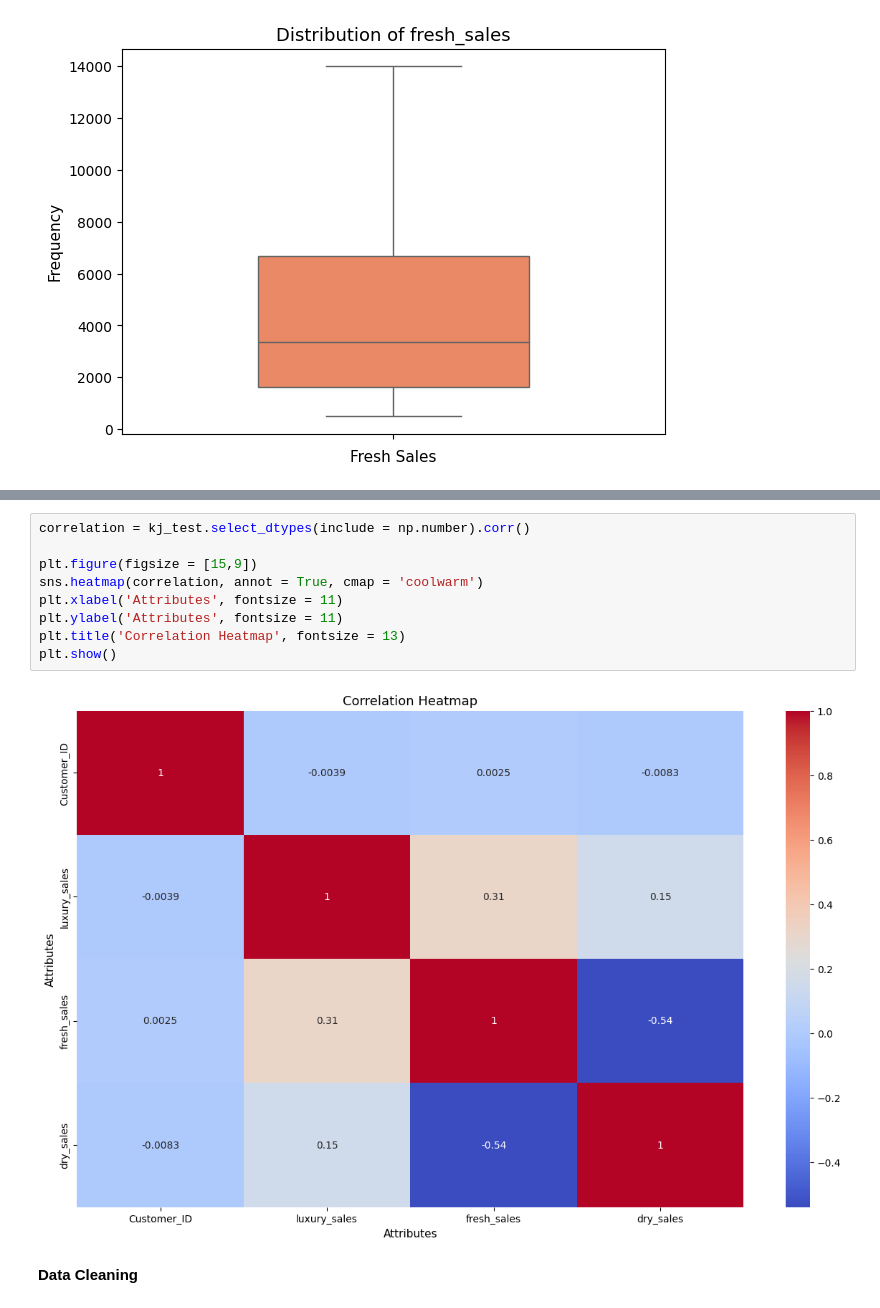
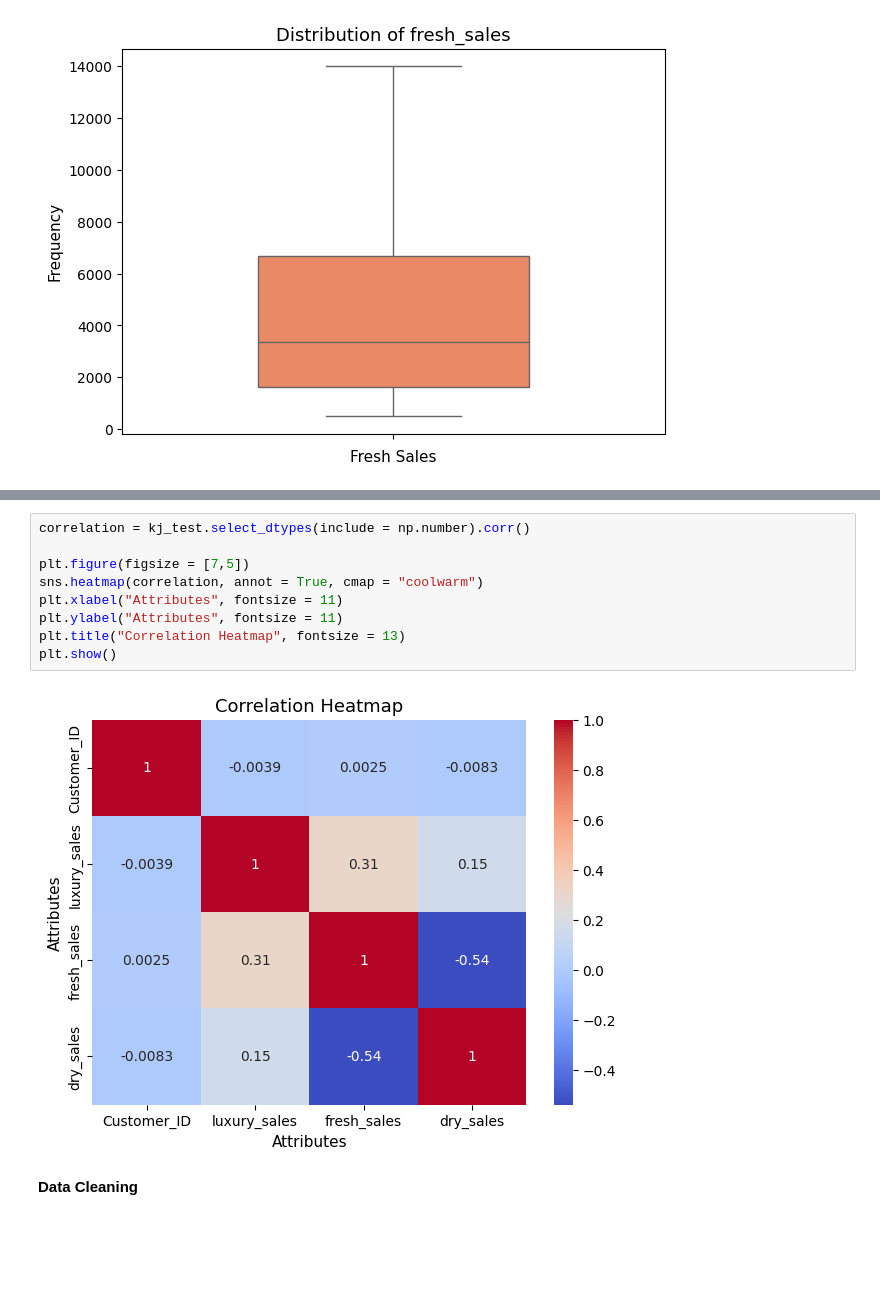
Before and after one commit to Krishnadayal/Data-Science-Project-Lifecycle, a Jupyter notebook: finalised_test.ipynb, the cells around one changed output, grey strips where cells are left out. Saved outputs shown, nothing was run; the diff lists cells and outputs as text; blank space fills up the shorter version.

```diff
--- a/finalised_test.ipynb
+++ b/finalised_test.ipynb
@@ -448,14 +415,14 @@ plt.show()
 # %%
 correlation = kj_test.select_dtypes(include = np.number).corr()
 
-plt.figure(figsize = [15,9])
-sns.heatmap(correlation, annot = True, cmap = 'coolwarm')
-plt.xlabel('Attributes', fontsize = 11)
-plt.ylabel('Attributes', fontsize = 11)
-plt.title('Correlation Heatmap', fontsize = 13)
+plt.figure(figsize = [7,5])
+sns.heatmap(correlation, annot = True, cmap = "coolwarm")
+plt.xlabel("Attributes", fontsize = 11)
+plt.ylabel("Attributes", fontsize = 11)
+plt.title("Correlation Heatmap", fontsize = 13)
 plt.show()
 # %% [output]
-[figure, old version]
+[figure, new version]
 # %% [markdown]
 **Data Cleaning**
 # %%
```
Also changed, not shown: parts of 8 cells of this notebook.
